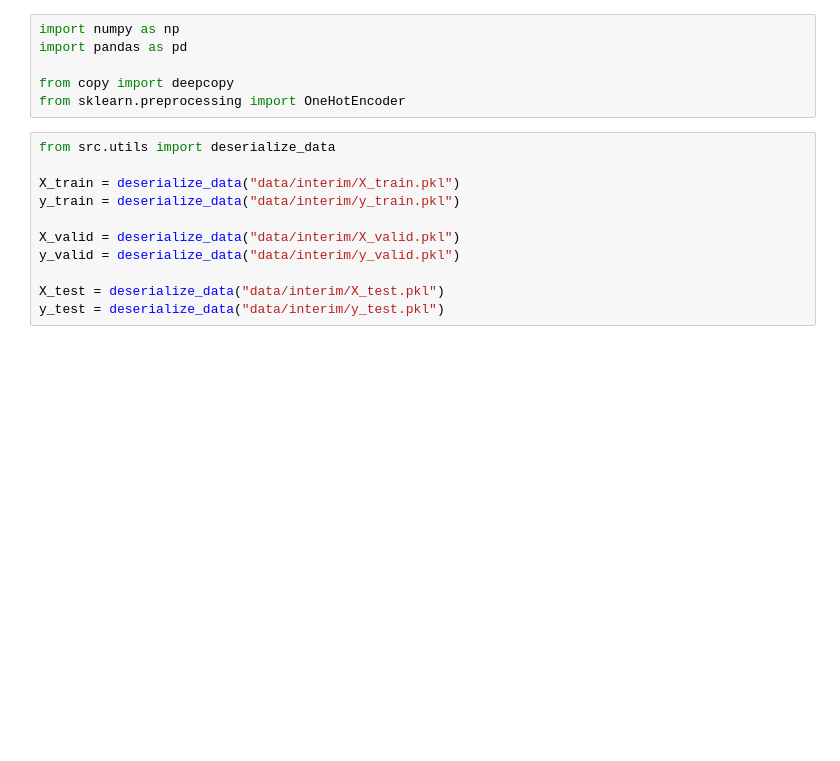
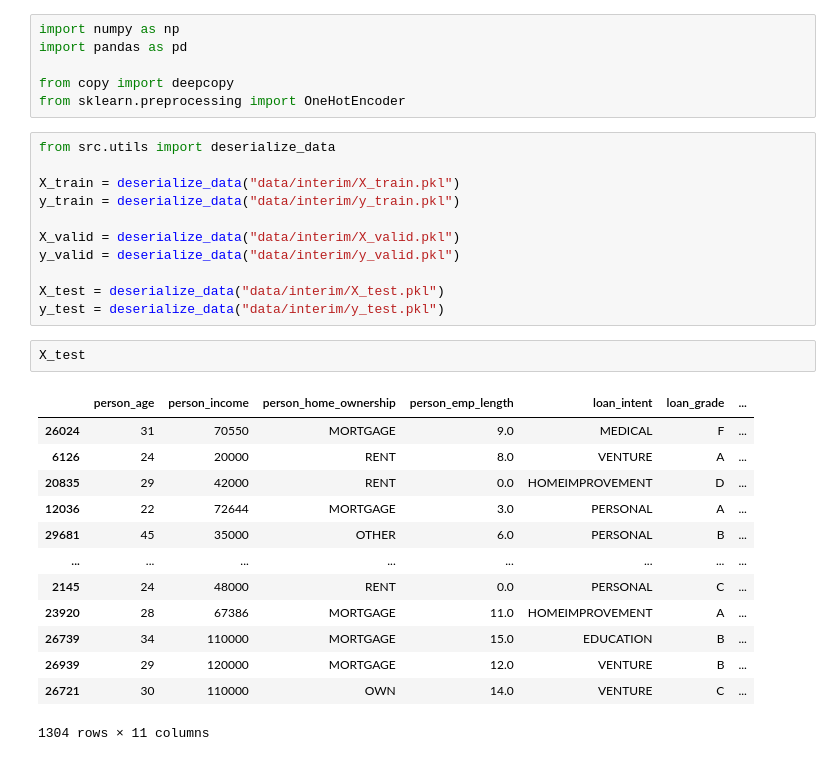
Before and after one commit to rudimuliawan/machine-learning-process, a Jupyter notebook: RUDI_MLPROCESS/data_preprocessing.ipynb, the cells around one changed output. Drawn from its saved outputs; the diff is of its cells as text; blank space fills up the shorter version.

```diff
--- a/RUDI_MLPROCESS/data_preprocessing.ipynb
+++ b/RUDI_MLPROCESS/data_preprocessing.ipynb
@@ -15,6 +15,22 @@ y_valid = deserialize_data("data/interim/y_valid.pkl")
 
 X_test = deserialize_data("data/interim/X_test.pkl")
 y_test = deserialize_data("data/interim/y_test.pkl")
+# %%
+X_test
+# %% [output]
+|  | person_age | person_income | person_home_ownership | person_emp_length | loan_intent | loan_grade | ... |
+| 26024 | 31 | 70550 | MORTGAGE | 9.0 | MEDICAL | F | ... |
+| 6126 | 24 | 20000 | RENT | 8.0 | VENTURE | A | ... |
+| 20835 | 29 | 42000 | RENT | 0.0 | HOMEIMPROVEMENT | D | ... |
+| 12036 | 22 | 72644 | MORTGAGE | 3.0 | PERSONAL | A | ... |
+| 29681 | 45 | 35000 | OTHER | 6.0 | PERSONAL | B | ... |
+| ... | ... | ... | ... | ... | ... | ... | ... |
+| 2145 | 24 | 48000 | RENT | 0.0 | PERSONAL | C | ... |
+| 23920 | 28 | 67386 | MORTGAGE | 11.0 | HOMEIMPROVEMENT | A | ... |
+| 26739 | 34 | 110000 | MORTGAGE | 15.0 | EDUCATION | B | ... |
+| 26939 | 29 | 120000 | MORTGAGE | 12.0 | VENTURE | B | ... |
+| 26721 | 30 | 110000 | OWN | 14.0 | VENTURE | C | ... |
+1304 rows × 11 columns
 # %%
 def drop_duplicate_data(X, y):
     """
```
Also changed, not shown: parts of 10 cells of this notebook, 4 other files.
